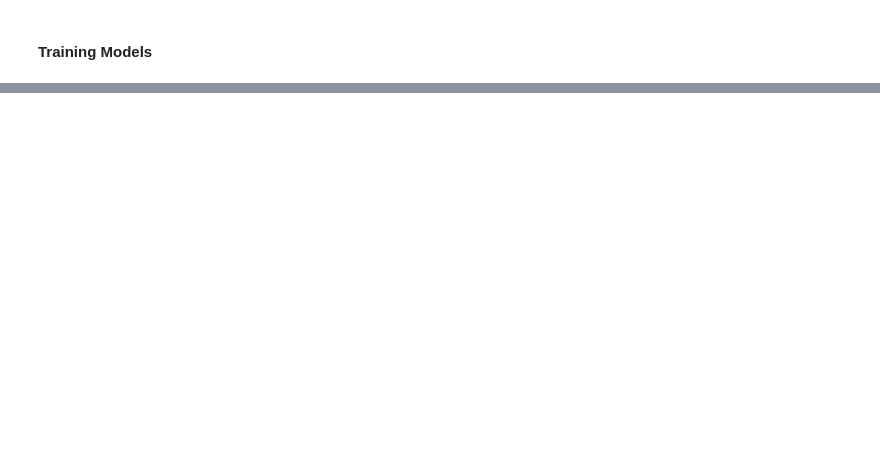
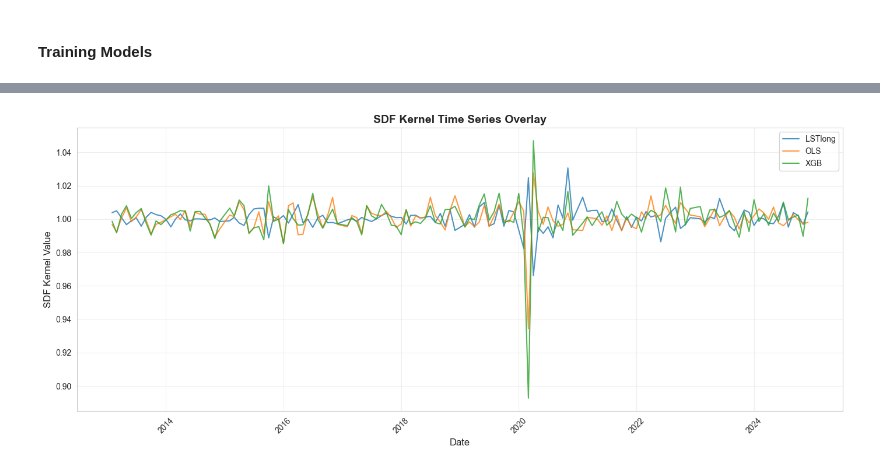
Before and after one commit to nilsberzins/SDF-Research, a Jupyter notebook: SDF-AP Data Current.ipynb, the cells around one changed output, grey strips where cells are left out. Saved outputs shown, nothing was run; the diff lists cells and outputs as text; code cells hidden in the pictures; blank space fills up the shorter version.

```diff
--- a/SDF-AP Data Current.ipynb
+++ b/SDF-AP Data Current.ipynb
@@ -2238,0 +2358,15 @@ Mean R² - OLS: nan, LASSO: nan, PCR: nan, XGB: nan, FNN: nan
+# %%
+# === LOAD MODEL PREDICTIONS FROM CACHE (if available) ===
+# Run this cell to skip the extraction cell below if predictions are cached
+
+if checkpoint_exists("model_predictions"):
+    model_predictions = load_checkpoint("model_predictions")
+    print("✓ Model predictions loaded from cache!")
+    for model_name, preds in model_predictions.items():
+        total_dates = sum(len(fold_preds) for fold_preds in preds.values())
+        print(f"  {model_name}: {len(preds)} folds, {total_dates} date predictions")
+    print("  You can skip the extraction cell below.")
+else:
+    print("✗ No cache found for model predictions.")
+    print("  Run the extraction cell below to generate predictions.")
+    model_predictions = {}  # Initialize empty
@@ -2238,0 +3231,34 @@ Mean R² - OLS: nan, LASSO: nan, PCR: nan, XGB: nan, FNN: nan
+# %%
+#==============================================================================
+# PLOT 1: KERNEL TIME SERIES OVERLAY (2-3 models)
+#==============================================================================
+
+import matplotlib.pyplot as plt
+import seaborn as sns
+
+# Set style
+sns.set_style("whitegrid")
+plt.rcParams['figure.figsize'] = (12, 6)
+
+# Select 2-3 models to plot (e.g., LSTM_long, OLS, and one more)
+models_to_plot = ['M_LSTM_long', 'M_OLS', 'M_XGB']  # Adjust as needed
+available_models = [m for m in models_to_plot if m in sdf_df.columns]
+
+if len(available_models) > 0:
+    fig, ax = plt.subplots(figsize=(14, 6))
+
+    for model in available_models:
+        ax.plot(sdf_df.index, sdf_df[model], label=model.replace('M_', ''), linewidth=1.5, alpha=0.8)
+
+    ax.set_xlabel('Date', fontsize=12)
+    ax.set_ylabel('SDF Kernel Value', fontsize=12)
+    ax.set_title('SDF Kernel Time Series Overlay', fontsize=14, fontweight='bold')
+    ax.legend(loc='best', fontsize=10)
+    ax.grid(True, alpha=0.3)
+    plt.xticks(rotation=45)
+    plt.tight_layout()
+    plt.show()
+else:
+    print("No models available to plot")
+# %% [output]
+[figure, added]
```
Also changed, not shown: parts of 33 cells of this notebook.
